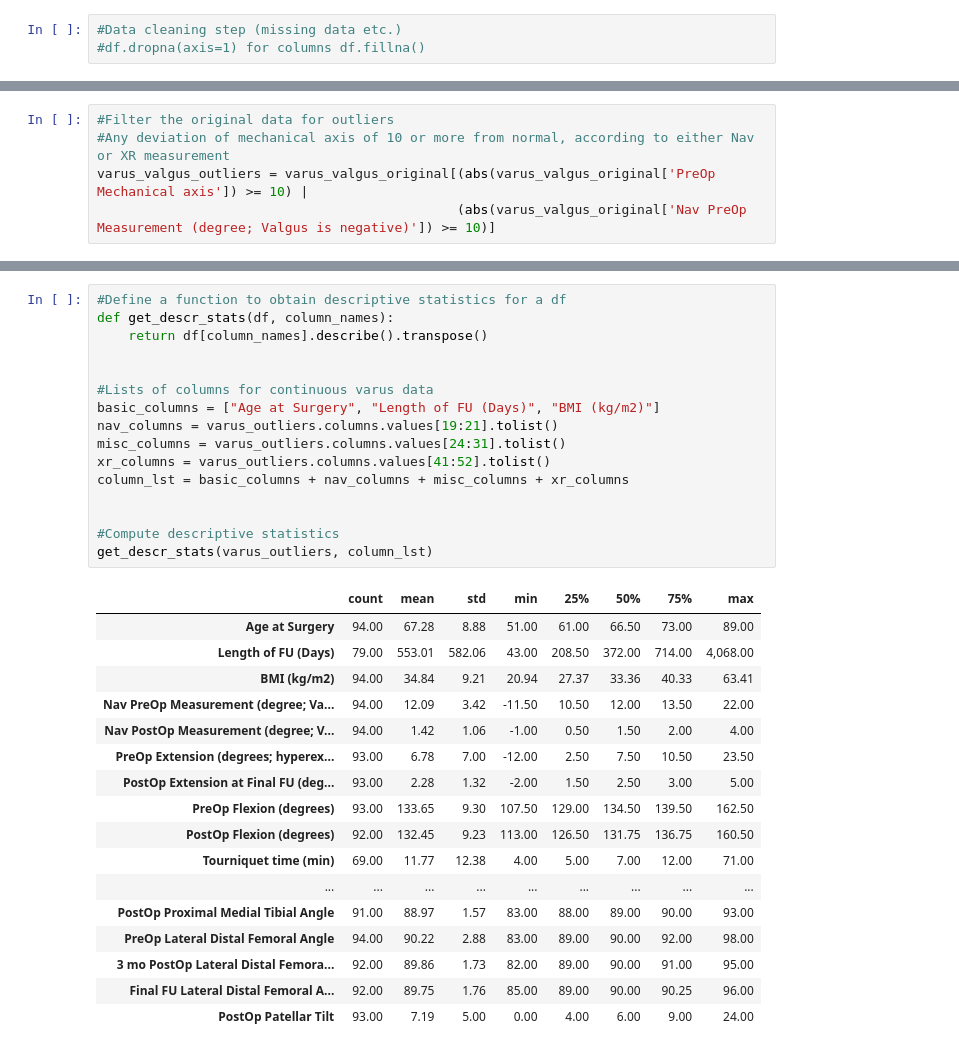
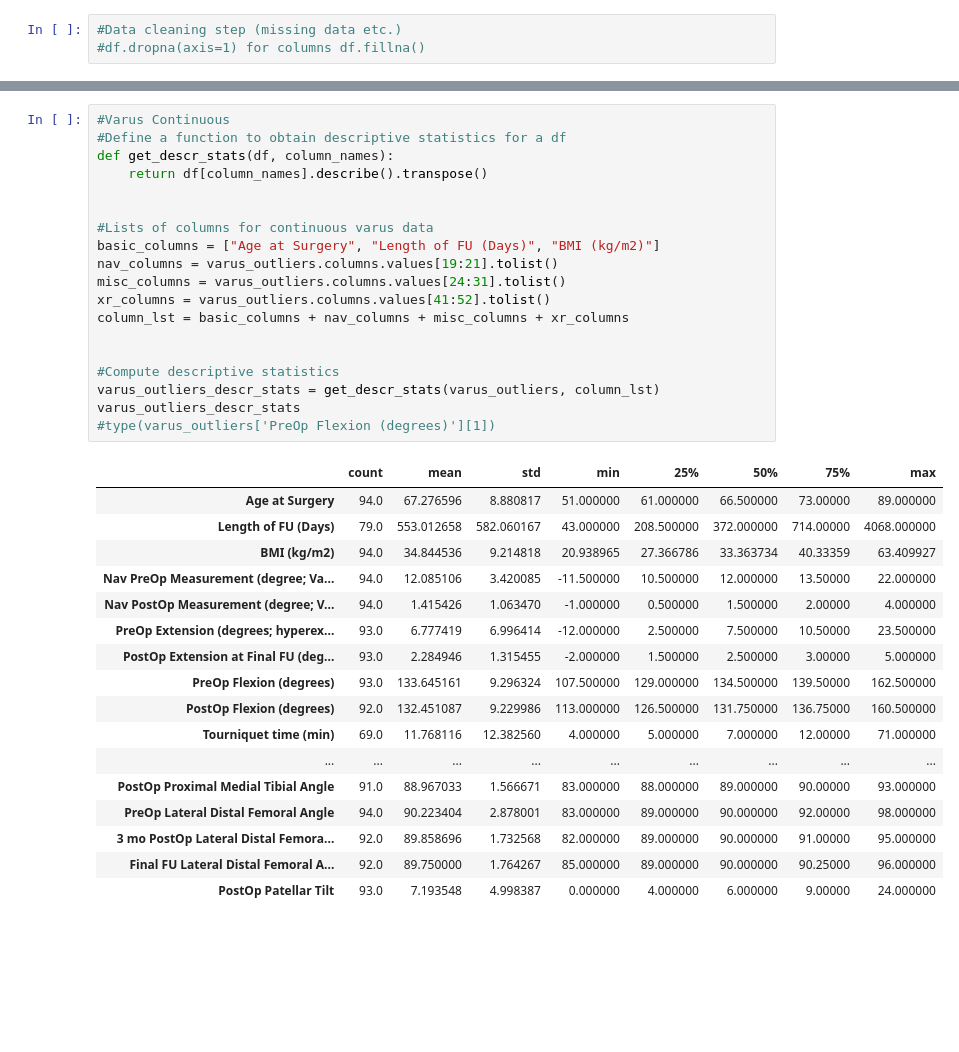
Before and after one commit to andreygal/varus, a Jupyter notebook: varus.ipynb, the cells around one changed output, grey strips where cells are left out. Drawn from its saved outputs; the diff is of its cells as text; blank space fills up the shorter version.

```diff
--- a/varus.ipynb
+++ b/varus.ipynb
@@ -158,9 +158,4 @@ varus_outliers[varus_outliers['PreOp Mechanical axis'] != varus_outliers['Nav Pr
 89 rows × 2 columns
-# %%
-#Filter the original data for outliers
-#Any deviation of mechanical axis of 10 or more from normal, according to either Nav or XR measurement
-varus_valgus_outliers = varus_valgus_original[(abs(varus_valgus_original['PreOp Mechanical axis']) >= 10) |
-                                              (abs(varus_valgus_original['Nav PreOp Measurement (degree; Valgus is negative)']) >= 10)]
 # %%
 #Favor XR measurements over Nav
 varus_outliers = varus_valgus_outliers[(varus_valgus_outliers['PreOp Mechanical axis'] >= 10)]
@@ -182,35 +177,38 @@ varus_outliers
 94 rows × 90 columns
 # %%
+#Varus Continuous
 #Define a function to obtain descriptive statistics for a df
 def get_descr_stats(df, column_names):
     return df[column_names].describe().transpose()
 
 
 #Lists of columns for continuous varus data
 basic_columns = ["Age at Surgery", "Length of FU (Days)", "BMI (kg/m2)"]
 nav_columns = varus_outliers.columns.values[19:21].tolist()
 misc_columns = varus_outliers.columns.values[24:31].tolist()
 xr_columns = varus_outliers.columns.values[41:52].tolist()
 column_lst = basic_columns + nav_columns + misc_columns + xr_columns
 
 
 #Compute descriptive statistics
-get_descr_stats(varus_outliers, column_lst)
+varus_outliers_descr_stats = get_descr_stats(varus_outliers, column_lst)
+varus_outliers_descr_stats
+#type(varus_outliers['PreOp Flexion (degrees)'][1])
 # %% [output]
 |  | count | mean | std | min | 25% | 50% | 75% | max |
-| Age at Surgery | 94.00 | 67.28 | 8.88 | 51.00 | 61.00 | 66.50 | 73.00 | 89.00 |
-| Length of FU (Days) | 79.00 | 553.01 | 582.06 | 43.00 | 208.50 | 372.00 | 714.00 | 4,068.00 |
-| BMI (kg/m2) | 94.00 | 34.84 | 9.21 | 20.94 | 27.37 | 33.36 | 40.33 | 63.41 |
-| Nav PreOp Measurement (degree; Va... | 94.00 | 12.09 | 3.42 | -11.50 | 10.50 | 12.00 | 13.50 | 22.00 |
-| Nav PostOp Measurement (degree; V... | 94.00 | 1.42 | 1.06 | -1.00 | 0.50 | 1.50 | 2.00 | 4.00 |
-| PreOp Extension (degrees; hyperex... | 93.00 | 6.78 | 7.00 | -12.00 | 2.50 | 7.50 | 10.50 | 23.50 |
-| PostOp Extension at Final FU (deg... | 93.00 | 2.28 | 1.32 | -2.00 | 1.50 | 2.50 | 3.00 | 5.00 |
-| PreOp Flexion (degrees) | 93.00 | 133.65 | 9.30 | 107.50 | 129.00 | 134.50 | 139.50 | 162.50 |
-| PostOp Flexion (degrees) | 92.00 | 132.45 | 9.23 | 113.00 | 126.50 | 131.75 | 136.75 | 160.50 |
-| Tourniquet time (min) | 69.00 | 11.77 | 12.38 | 4.00 | 5.00 | 7.00 | 12.00 | 71.00 |
+| Age at Surgery | 94.0 | 67.276596 | 8.880817 | 51.000000 | 61.000000 | 66.500000 | 73.00000 | 89.000000 |
+| Length of FU (Days) | 79.0 | 553.012658 | 582.060167 | 43.000000 | 208.500000 | 372.000000 | 714.00000 | 4068.000000 |
+| BMI (kg/m2) | 94.0 | 34.844536 | 9.214818 | 20.938965 | 27.366786 | 33.363734 | 40.33359 | 63.409927 |
+| Nav PreOp Measurement (degree; Va... | 94.0 | 12.085106 | 3.420085 | -11.500000 | 10.500000 | 12.000000 | 13.50000 | 22.000000 |
+| Nav PostOp Measurement (degree; V... | 94.0 | 1.415426 | 1.063470 | -1.000000 | 0.500000 | 1.500000 | 2.00000 | 4.000000 |
+| PreOp Extension (degrees; hyperex... | 93.0 | 6.777419 | 6.996414 | -12.000000 | 2.500000 | 7.500000 | 10.50000 | 23.500000 |
+| PostOp Extension at Final FU (deg... | 93.0 | 2.284946 | 1.315455 | -2.000000 | 1.500000 | 2.500000 | 3.00000 | 5.000000 |
+| PreOp Flexion (degrees) | 93.0 | 133.645161 | 9.296324 | 107.500000 | 129.000000 | 134.500000 | 139.50000 | 162.500000 |
+| PostOp Flexion (degrees) | 92.0 | 132.451087 | 9.229986 | 113.000000 | 126.500000 | 131.750000 | 136.75000 | 160.500000 |
+| Tourniquet time (min) | 69.0 | 11.768116 | 12.382560 | 4.000000 | 5.000000 | 7.000000 | 12.00000 | 71.000000 |
 | ... | ... | ... | ... | ... | ... | ... | ... | ... |
-| PostOp Proximal Medial Tibial Angle | 91.00 | 88.97 | 1.57 | 83.00 | 88.00 | 89.00 | 90.00 | 93.00 |
-| PreOp Lateral Distal Femoral Angle | 94.00 | 90.22 | 2.88 | 83.00 | 89.00 | 90.00 | 92.00 | 98.00 |
-| 3 mo PostOp Lateral Distal Femora... | 92.00 | 89.86 | 1.73 | 82.00 | 89.00 | 90.00 | 91.00 | 95.00 |
-| Final FU Lateral Distal Femoral A... | 92.00 | 89.75 | 1.76 | 85.00 | 89.00 | 90.00 | 90.25 | 96.00 |
-| PostOp Patellar Tilt | 93.00 | 7.19 | 5.00 | 0.00 | 4.00 | 6.00 | 9.00 | 24.00 |
+| PostOp Proximal Medial Tibial Angle | 91.0 | 88.967033 | 1.566671 | 83.000000 | 88.000000 | 89.000000 | 90.00000 | 93.000000 |
+| PreOp Lateral Distal Femoral Angle | 94.0 | 90.223404 | 2.878001 | 83.000000 | 89.000000 | 90.000000 | 92.00000 | 98.000000 |
+| 3 mo PostOp Lateral Distal Femora... | 92.0 | 89.858696 | 1.732568 | 82.000000 | 89.000000 | 90.000000 | 91.00000 | 95.000000 |
+| Final FU Lateral Distal Femoral A... | 92.0 | 89.750000 | 1.764267 | 85.000000 | 89.000000 | 90.000000 | 90.25000 | 96.000000 |
+| PostOp Patellar Tilt | 93.0 | 7.193548 | 4.998387 | 0.000000 | 4.000000 | 6.000000 | 9.00000 | 24.000000 |
```
Also changed, not shown: parts of 7 cells of this notebook.
